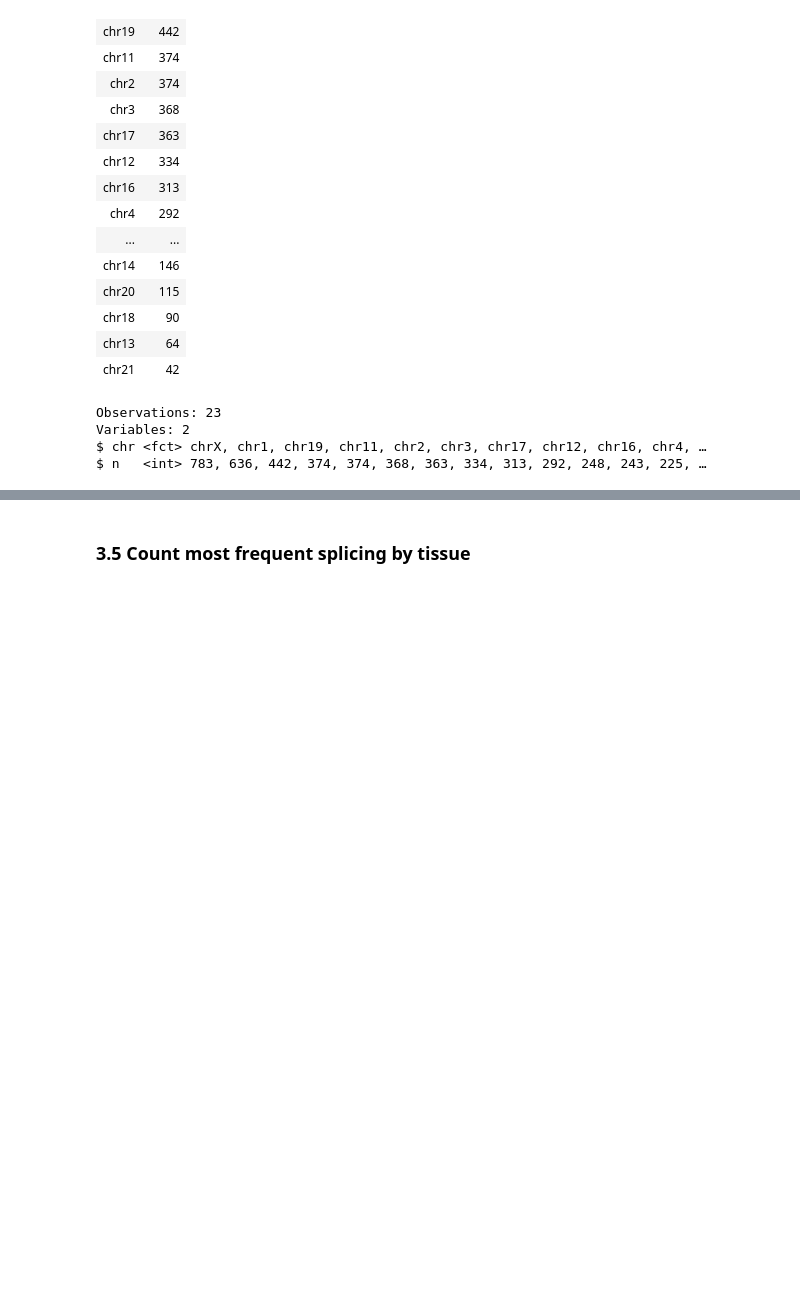
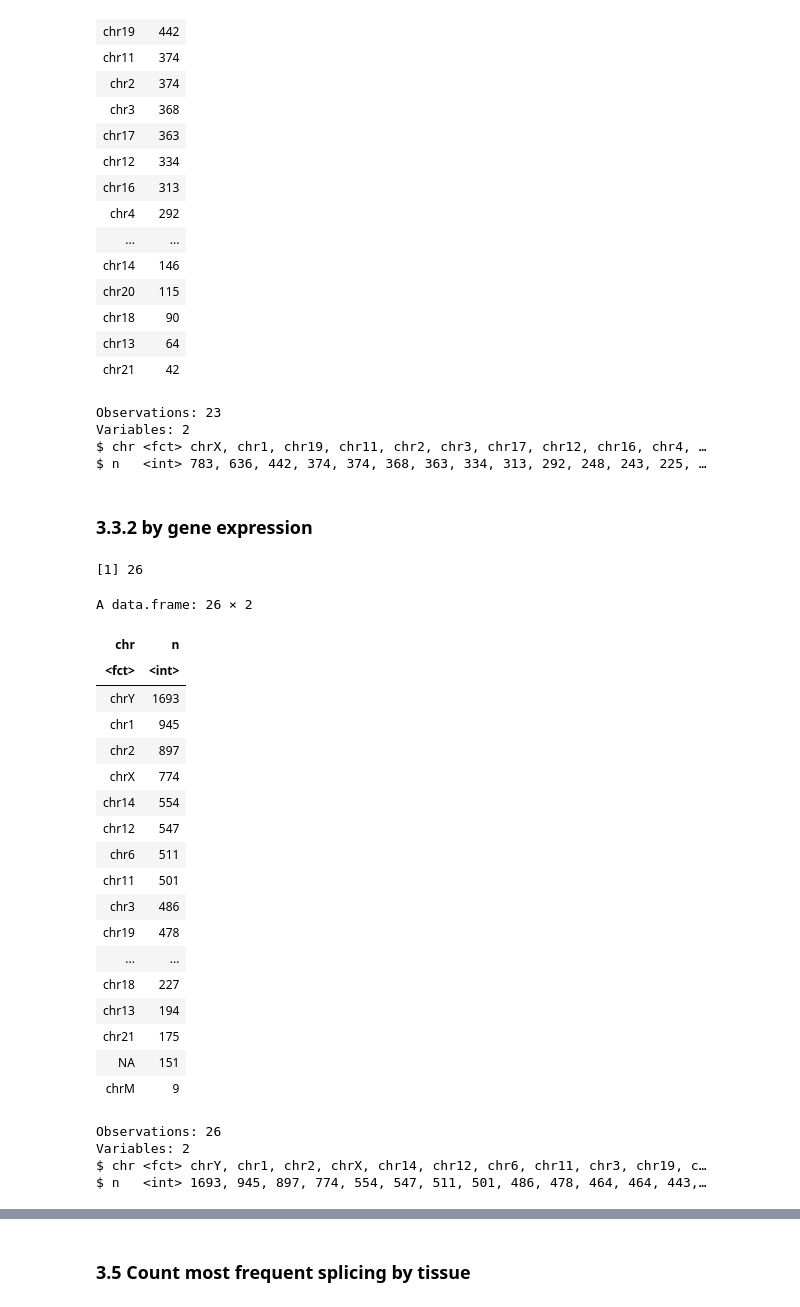
Before and after one commit to TheJacksonLaboratory/sbas, a Jupyter notebook: jupyter/countGenesAndEvents.ipynb, the cells around one changed output, grey strips where cells are left out. Drawn from its saved outputs; the diff is of its cells as text; code cells hidden in the pictures; blank space fills up the shorter version.

```diff
--- a/jupyter/countGenesAndEvents.ipynb
+++ b/jupyter/countGenesAndEvents.ipynb
@@ -752,4 +722,42 @@ Observations: 23
 Variables: 2
 $ chr <fct> chrX, chr1, chr19, chr11, chr2, chr3, chr17, chr12, chr16, chr4, …
 $ n   <int> 783, 636, 442, 374, 374, 368, 363, 334, 313, 292, 248, 243, 225, …
+# %% [markdown]
+### 3.3.2 by gene expression
+# %%
+total_dge_by_chr <- gene_dge          %>%
+                   group_by(chr)    %>%
+                   count(chr)       %>%
+                   arrange(desc(n)) %>%
+                   as.data.frame()
+total_dge_by_chr$chr <- factor(total_dge_by_chr$chr, levels = total_dge_by_chr$chr)
+length(total_dge_by_chr$chr)
+total_dge_by_chr
+glimpse(total_dge_by_chr)
+write.table(total_dge_by_chr, file= "../data/Total_DGE_by_chr.tsv", sep="\t", quote = FALSE, row.names=F)
+# %% [output]
+[1] 26
+A data.frame: 26 × 2
+| chr | n |
+| <fct> | <int> |
+| chrY | 1693 |
+| chr1 | 945 |
+| chr2 | 897 |
+| chrX | 774 |
+| chr14 | 554 |
+| chr12 | 547 |
+| chr6 | 511 |
+| chr11 | 501 |
+| chr3 | 486 |
+| chr19 | 478 |
+| ... | ... |
+| chr18 | 227 |
+| chr13 | 194 |
+| chr21 | 175 |
+| NA | 151 |
+| chrM | 9 |
+Observations: 26
+Variables: 2
+$ chr <fct> chrY, chr1, chr2, chrX, chr14, chr12, chr6, chr11, chr3, chr19, c…
+$ n   <int> 1693, 945, 897, 774, 554, 547, 511, 501, 486, 478, 464, 464, 443,…
 # %% [markdown]
```
Also changed, not shown: parts of 34 cells of this notebook, 6 other files.
